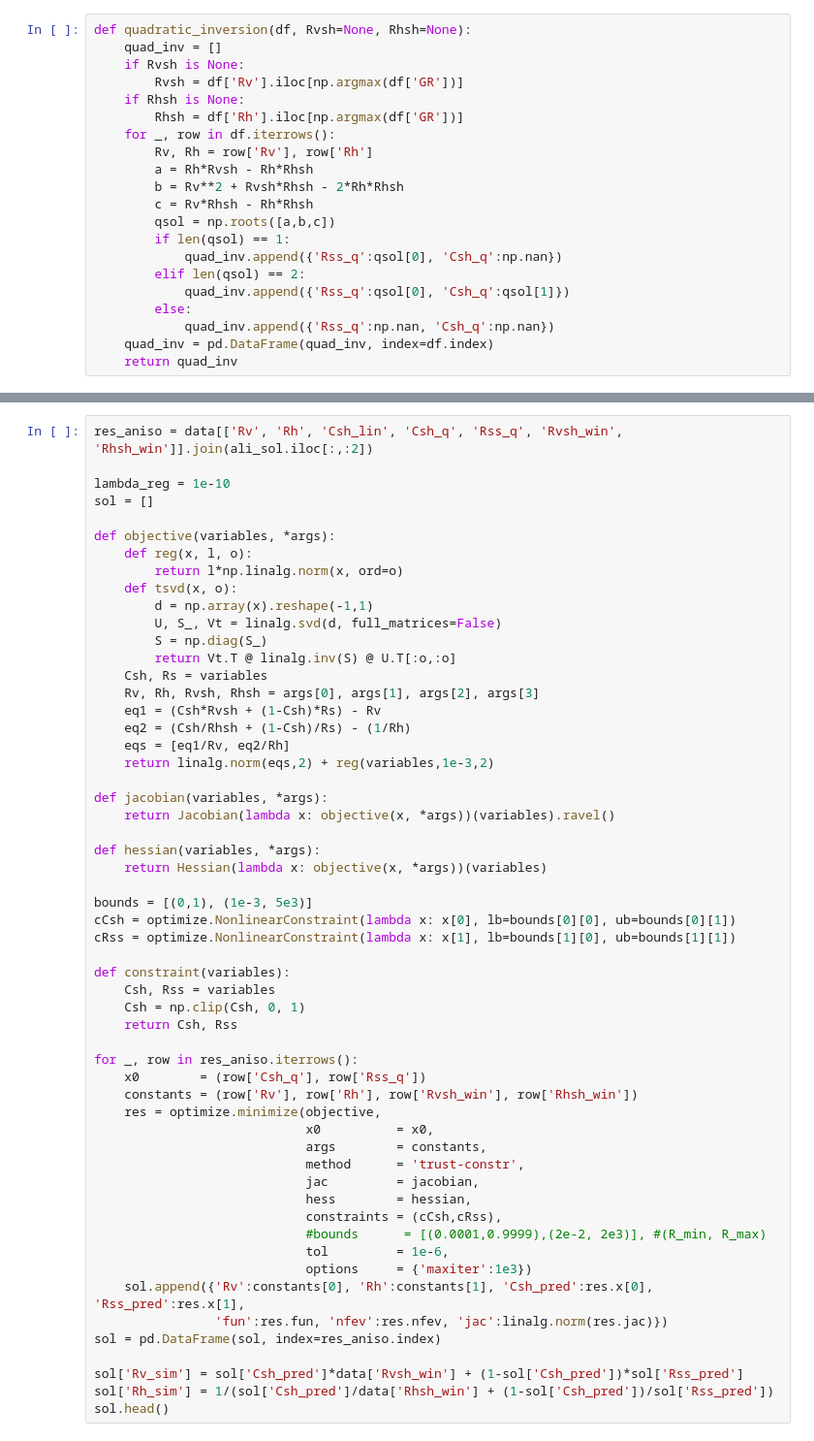
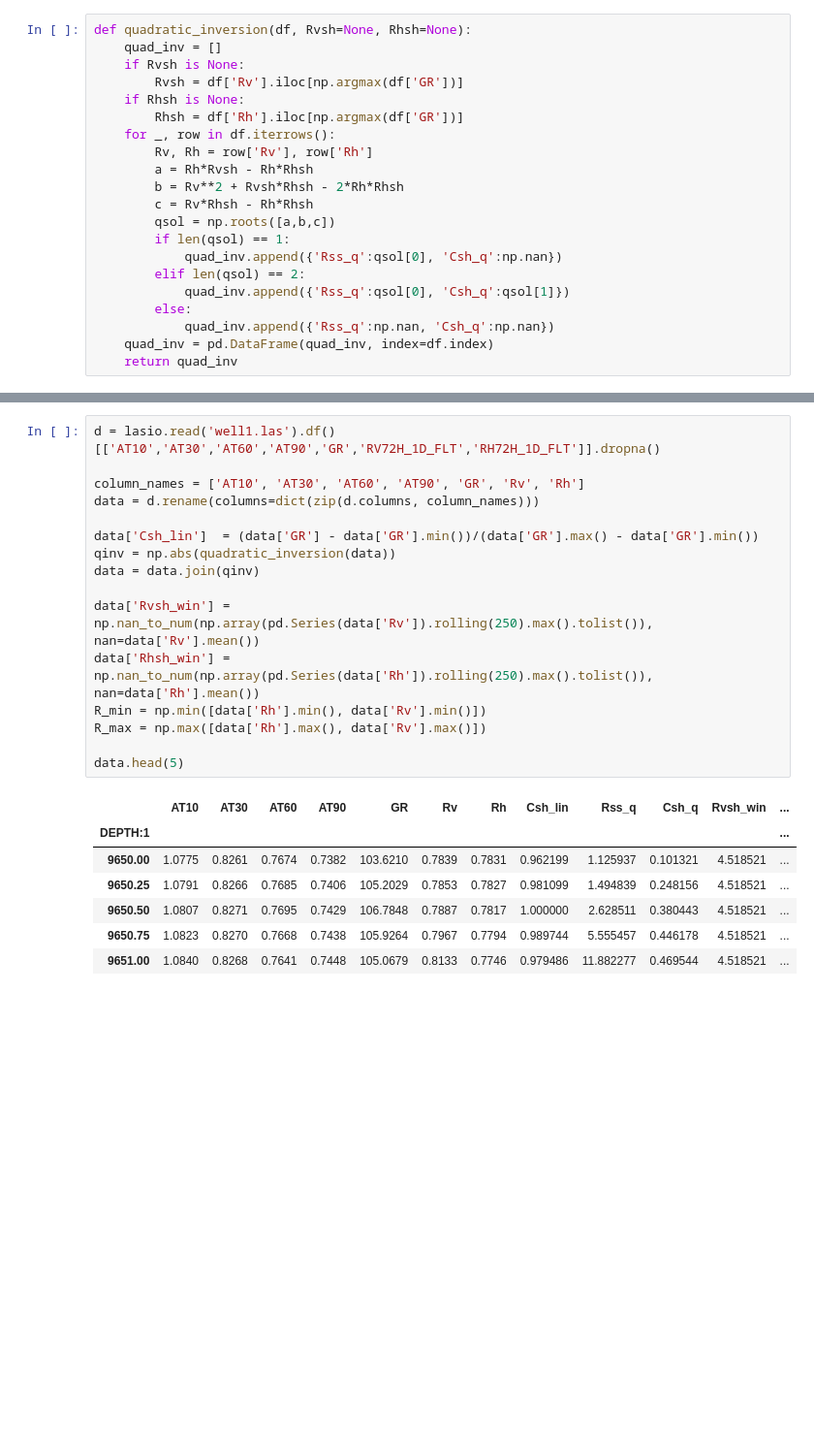
Before and after one commit to misaelmmorales/Anisotropic-Resistivity-Inversion, a Jupyter notebook: main_nb.ipynb, the cells around one changed output, grey strips where cells are left out. Shown at 97% size. Cells and saved outputs as stored; diff of their text form; blank space fills up the shorter version.

```diff
--- a/main_nb.ipynb
+++ b/main_nb.ipynb
@@ -398,56 +294,24 @@ sol
-# %%
-res_aniso = data[['Rv', 'Rh', 'Csh_lin', 'Csh_q', 'Rss_q', 'Rvsh_win', 'Rhsh_win']].join(ali_sol.iloc[:,:2])
-
-lambda_reg = 1e-10
-sol = []
-
-def objective(variables, *args):
-    def reg(x, l, o):
-        return l*np.linalg.norm(x, ord=o)
-    def tsvd(x, o):
-        d = np.array(x).reshape(-1,1)
-        U, S_, Vt = linalg.svd(d, full_matrices=False)
-        S = np.diag(S_)
-        return Vt.T @ linalg.inv(S) @ U.T[:o,:o]
-    Csh, Rs = variables
-    Rv, Rh, Rvsh, Rhsh = args[0], args[1], args[2], args[3]
-    eq1 = (Csh*Rvsh + (1-Csh)*Rs) - Rv
-    eq2 = (Csh/Rhsh + (1-Csh)/Rs) - (1/Rh)
-    eqs = [eq1/Rv, eq2/Rh]
-    return linalg.norm(eqs,2) + reg(variables,1e-3,2)
-
-def jacobian(variables, *args):
-    return Jacobian(lambda x: objective(x, *args))(variables).ravel()
-
-def hessian(variables, *args):
-    return Hessian(lambda x: objective(x, *args))(variables)
-
-bounds = [(0,1), (1e-3, 5e3)]
-cCsh = optimize.NonlinearConstraint(lambda x: x[0], lb=bounds[0][0], ub=bounds[0][1])
-cRss = optimize.NonlinearConstraint(lambda x: x[1], lb=bounds[1][0], ub=bounds[1][1])
-
-def constraint(variables):
-    Csh, Rss = variables
-    Csh = np.clip(Csh, 0, 1)
-    return Csh, Rss
-
-for _, row in res_aniso.iterrows():
-    x0        = (row['Csh_q'], row['Rss_q'])
-    constants = (row['Rv'], row['Rh'], row['Rvsh_win'], row['Rhsh_win'])
-    res = optimize.minimize(objective,
-                            x0          = x0,
-                            args        = constants,
-                            method      = 'trust-constr',
-                            jac         = jacobian,
-                            hess        = hessian,
-                            constraints = (cCsh,cRss),
-                            #bounds      = [(0.0001,0.9999),(2e-2, 2e3)], #(R_min, R_max)
-                            tol         = 1e-6,
-                            options     = {'maxiter':1e3})
-    sol.append({'Rv':constants[0], 'Rh':constants[1], 'Csh_pred':res.x[0], 'Rss_pred':res.x[1],
-                'fun':res.fun, 'nfev':res.nfev, 'jac':linalg.norm(res.jac)})
-sol = pd.DataFrame(sol, index=res_aniso.index)
-
-sol['Rv_sim'] = sol['Csh_pred']*data['Rvsh_win'] + (1-sol['Csh_pred'])*sol['Rss_pred']
-sol['Rh_sim'] = 1/(sol['Csh_pred']/data['Rhsh_win'] + (1-sol['Csh_pred'])/sol['Rss_pred'])
-sol.head()
+# %%
+d = lasio.read('well1.las').df()[['AT10','AT30','AT60','AT90','GR','RV72H_1D_FLT','RH72H_1D_FLT']].dropna()
+
+column_names = ['AT10', 'AT30', 'AT60', 'AT90', 'GR', 'Rv', 'Rh']
+data = d.rename(columns=dict(zip(d.columns, column_names)))
+
+data['Csh_lin']  = (data['GR'] - data['GR'].min())/(data['GR'].max() - data['GR'].min())
+qinv = np.abs(quadratic_inversion(data))
+data = data.join(qinv)
+
+data['Rvsh_win'] = np.nan_to_num(np.array(pd.Series(data['Rv']).rolling(250).max().tolist()), nan=data['Rv'].mean())
+data['Rhsh_win'] = np.nan_to_num(np.array(pd.Series(data['Rh']).rolling(250).max().tolist()), nan=data['Rh'].mean())
+R_min = np.min([data['Rh'].min(), data['Rv'].min()])
+R_max = np.max([data['Rh'].max(), data['Rv'].max()])
+
+data.head(5)
+# %% [output]
+|  | AT10 | AT30 | AT60 | AT90 | GR | Rv | Rh | Csh_lin | Rss_q | Csh_q | Rvsh_win | ... |
+| DEPTH:1 |  |  |  |  |  |  |  |  |  |  |  | ... |
+| 9650.00 | 1.0775 | 0.8261 | 0.7674 | 0.7382 | 103.6210 | 0.7839 | 0.7831 | 0.962199 | 1.125937 | 0.101321 | 4.518521 | ... |
+| 9650.25 | 1.0791 | 0.8266 | 0.7685 | 0.7406 | 105.2029 | 0.7853 | 0.7827 | 0.981099 | 1.494839 | 0.248156 | 4.518521 | ... |
+| 9650.50 | 1.0807 | 0.8271 | 0.7695 | 0.7429 | 106.7848 | 0.7887 | 0.7817 | 1.000000 | 2.628511 | 0.380443 | 4.518521 | ... |
+| 9650.75 | 1.0823 | 0.8270 | 0.7668 | 0.7438 | 105.9264 | 0.7967 | 0.7794 | 0.989744 | 5.555457 | 0.446178 | 4.518521 | ... |
+| 9651.00 | 1.0840 | 0.8268 | 0.7641 | 0.7448 | 105.0679 | 0.8133 | 0.7746 | 0.979486 | 11.882277 | 0.469544 | 4.518521 | ... |
```
Also changed, not shown: parts of 9 cells of this notebook, 1 other file.
